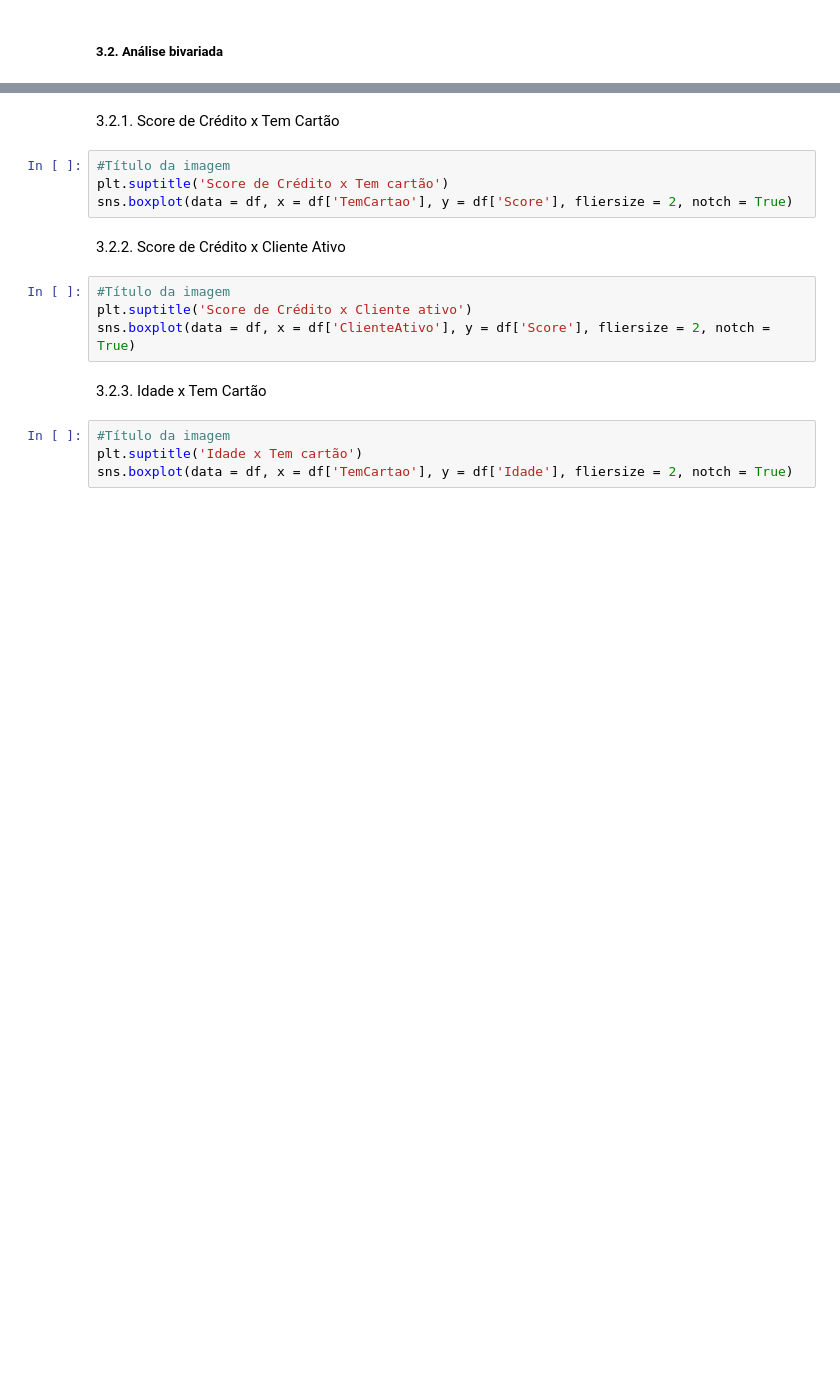
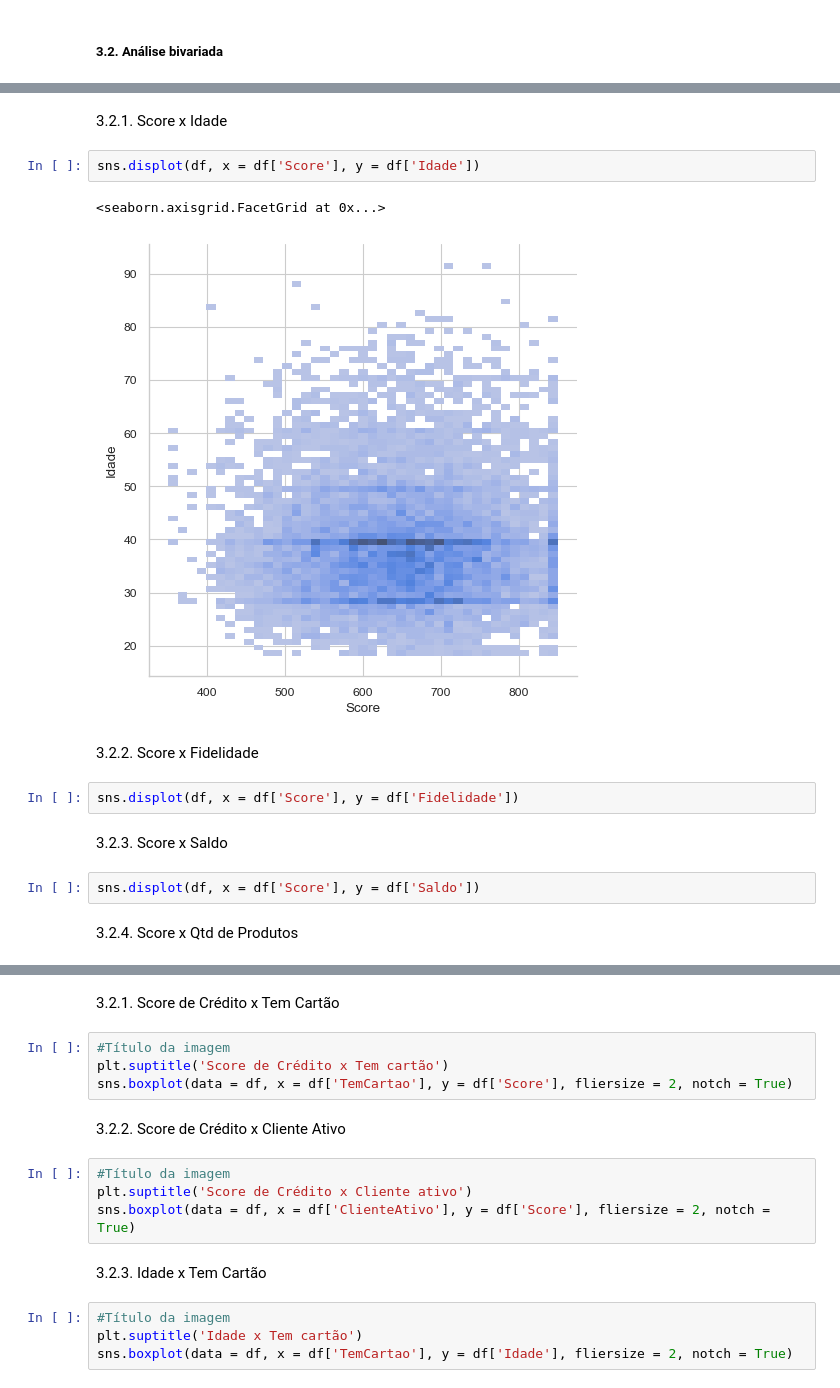
Before and after one commit to willyferreira/bank_churn, a Jupyter notebook: churn.ipynb, the cells around one changed output, grey strips where cells are left out. Drawn from its saved outputs; the diff is of its cells as text; blank space fills up the shorter version.

```diff
--- a/churn.ipynb
+++ b/churn.ipynb
@@ -294,0 +407,17 @@ ax.bar_label(ax.containers[0])
+# %% [markdown]
+3.2.1. Score x Idade
+# %%
+sns.displot(df, x = df['Score'], y = df['Idade'])
+# %% [output]
+<seaborn.axisgrid.FacetGrid at 0x...>
+[figure, added]
+# %% [markdown]
+3.2.2. Score x Fidelidade
+# %%
+sns.displot(df, x = df['Score'], y = df['Fidelidade'])
+# %% [markdown]
+3.2.3. Score x Saldo
+# %%
+sns.displot(df, x = df['Score'], y = df['Saldo'])
+# %% [markdown]
+3.2.4. Score x Qtd de Produtos
```
Also changed, not shown: parts of 36 cells of this notebook, 1 other file.
